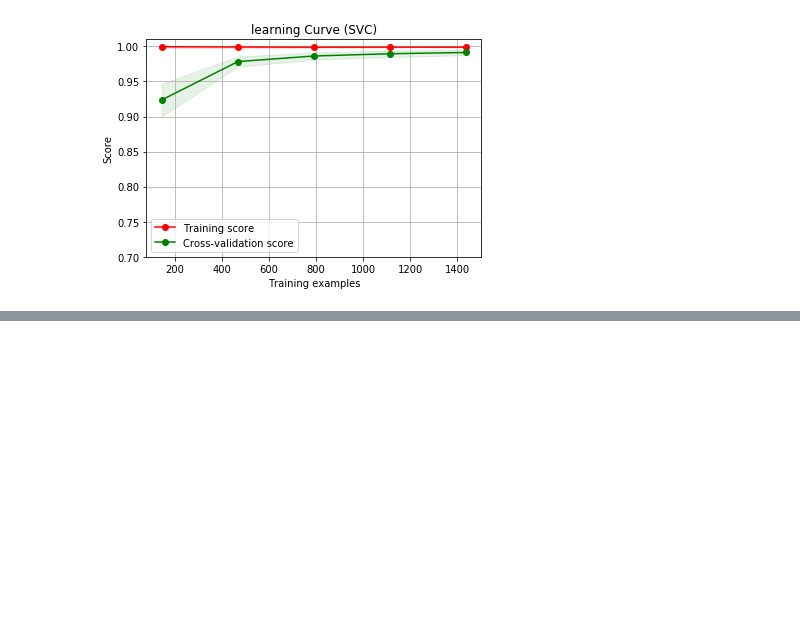
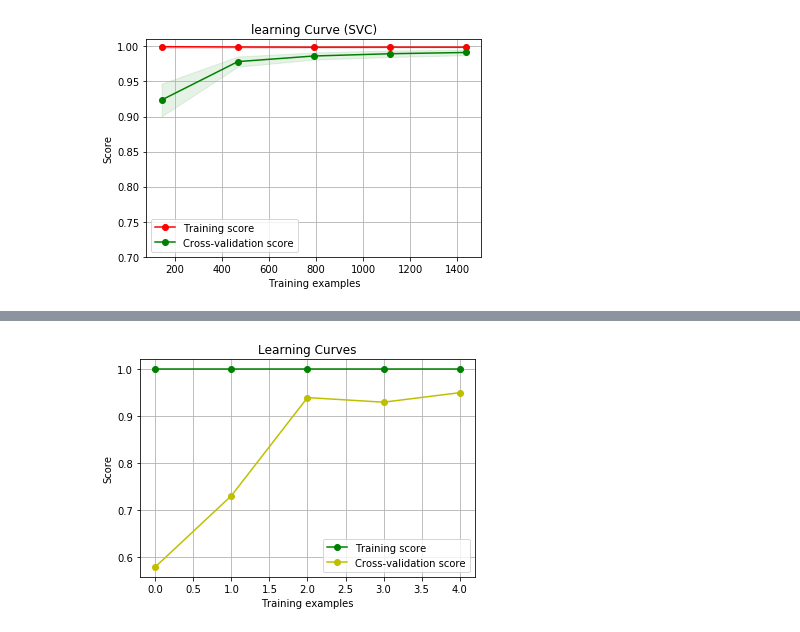
Before and after one commit to divaymohan/Easy-Data-Science, a Jupyter notebook: PlotingLearningCurve/plotingLearningCurve.ipynb, the cells around one changed output, grey strips where cells are left out. Drawn from its saved outputs; the diff is of its cells as text; code cells hidden in the pictures; blank space fills up the shorter version.

```diff
--- a/PlotingLearningCurve/plotingLearningCurve.ipynb
+++ b/PlotingLearningCurve/plotingLearningCurve.ipynb
@@ -115,0 +172,5 @@ plt.show()
+# %%
+estimator = GradientBoostingClassifier()
+draw_learning_curves(X,y,estimator,5)
+# %% [output]
+[figure, added]
```
Also changed, not shown: parts of 10 cells of this notebook, 1 other file.
